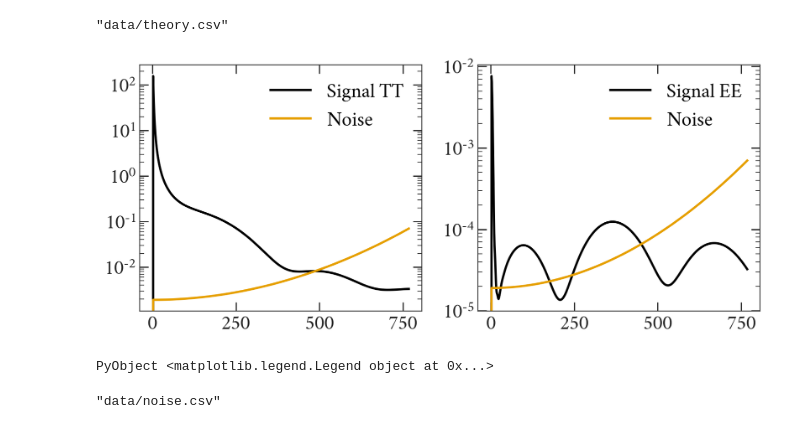
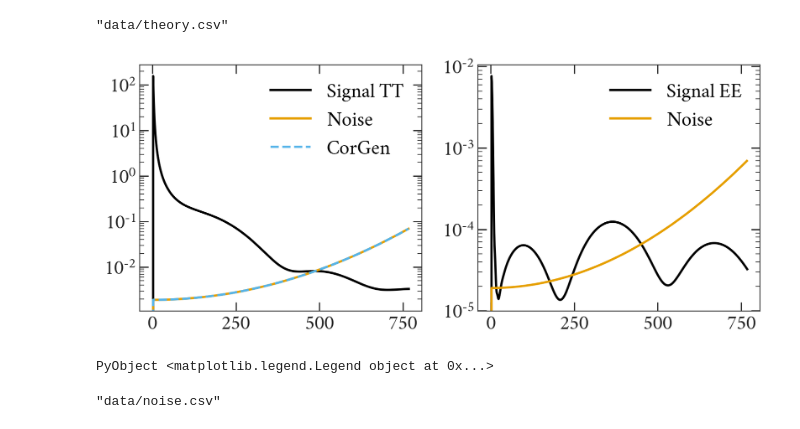
Before and after one commit to xzackli/PowerSpectra.jl, a Jupyter notebook: notebooks/alm.ipynb, the cells around one changed output. Saved outputs shown, nothing was run; the diff lists cells and outputs as text; code cells hidden in the pictures.

```diff
--- a/notebooks/alm.ipynb
+++ b/notebooks/alm.ipynb
@@ -42,21 +42,29 @@ CSV.write("data/theory.csv", theory_df)
 # %%
 nltt = nw.get_Nl(theta_fwhm=20.0, sigma_T=150, l_max=lmax+1)
 nlee = nltt ./ 100
 # nl[0:2] = 0.0
 
 fig, axes = plt.subplots(1, 2, figsize=(10,4))
 
 axes[1].plot(theory_df.cltt, "-", label="Signal TT")
 axes[1].plot(nltt, "-", label="Noise")
+
+n0 = 1.5394030890788515 / nside
+
+ell = collect(eachindex(nltt))
+factor = nltt .* ell ./ n0
+
+axes[1].plot(n0 ./ ell .* factor, "--", label="CorGen")
+
 axes[1].set_yscale("log")
 axes[1].legend()
 
 axes[2].plot(theory_df.clee, "-", label="Signal EE")
 axes[2].plot(nlee, "-", label="Noise")
 axes[2].set_yscale("log")
 axes[2].legend()
 # %% [output]
-[figure, old version]
+[figure, new version]
 PyObject <matplotlib.legend.Legend object at 0x...>
 # %%
 noise_df = DataFrame(l=ell, nltt=nltt, nlee=nlee);
```
Also changed, not shown: 3 other files.
